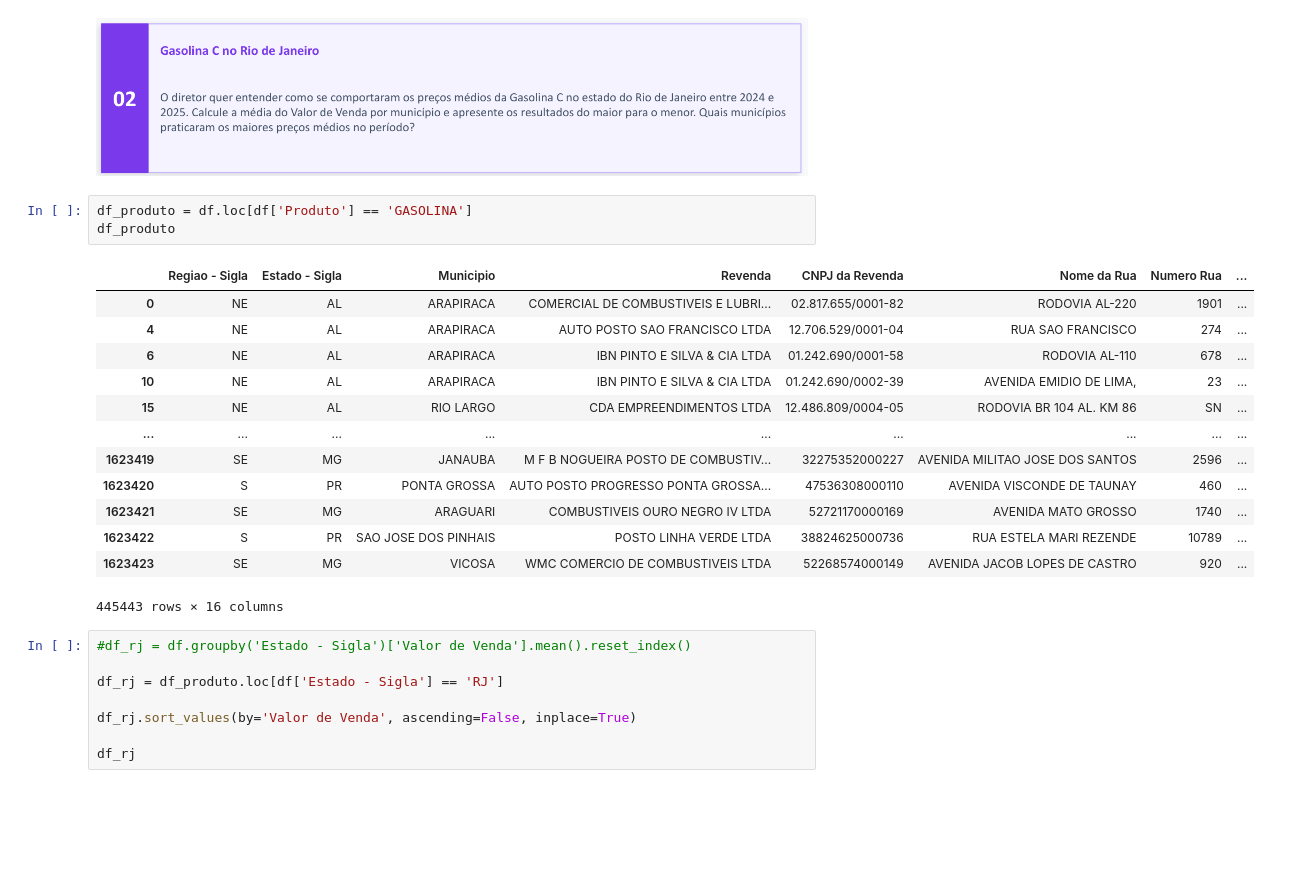
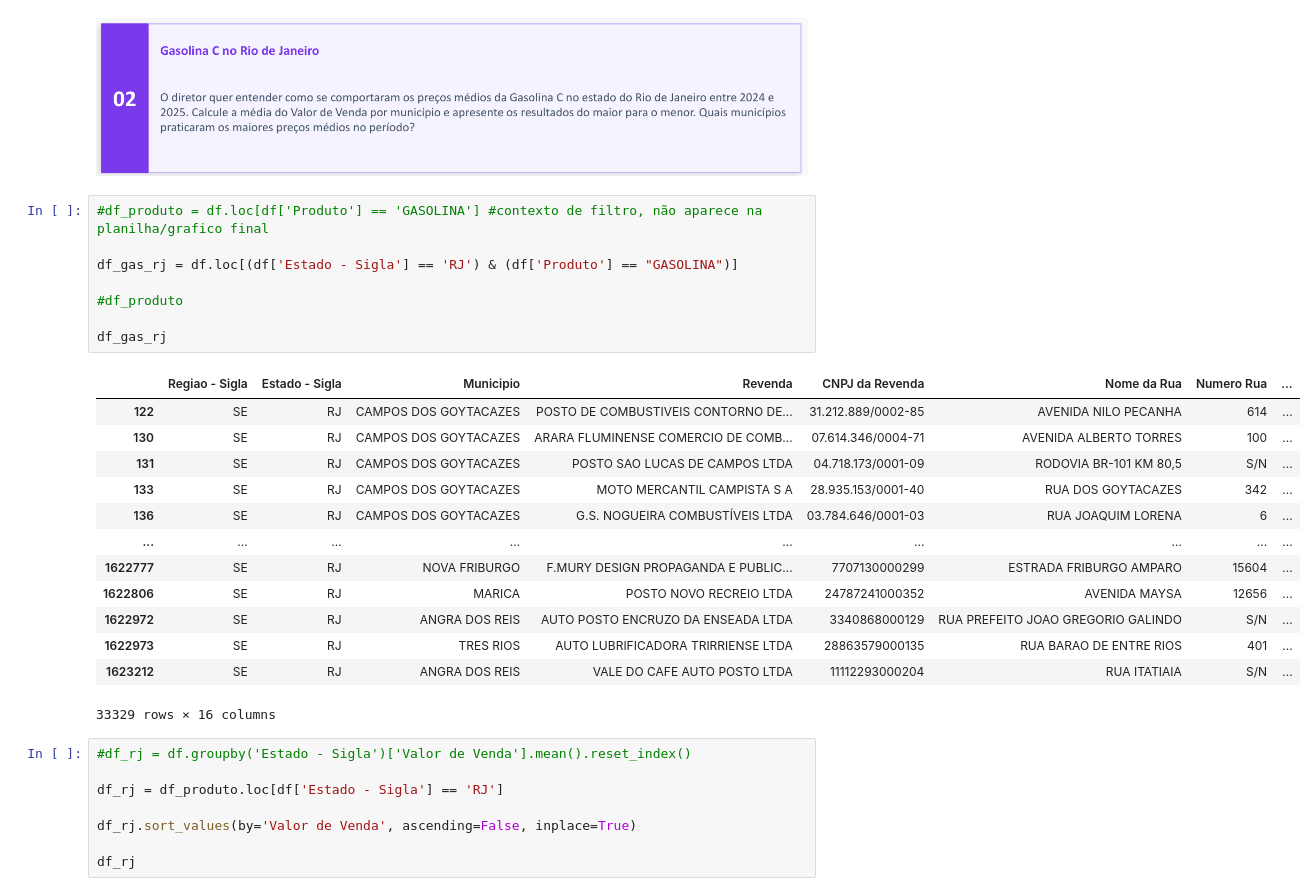
Before and after one commit to reboucasicaro-del/SENAC_DADOS_CASSIO, a Jupyter notebook: arq_04_mini_projeto.ipynb, the cells around one changed output. Drawn from its saved outputs; the diff is of its cells as text; blank space fills up the shorter version.

```diff
--- a/arq_04_mini_projeto.ipynb
+++ b/arq_04_mini_projeto.ipynb
@@ -31,22 +31,27 @@ display(df.tail(5))
 # %% [markdown]
 ![image.png](attachment:image.png)
 # %%
-df_produto = df.loc[df['Produto'] == 'GASOLINA']
-df_produto
+#df_produto = df.loc[df['Produto'] == 'GASOLINA'] #contexto de filtro, não aparece na planilha/grafico final
+
+df_gas_rj = df.loc[(df['Estado - Sigla'] == 'RJ') & (df['Produto'] == "GASOLINA")]
+
+#df_produto
+
+df_gas_rj
 # %% [output]
 |  | Regiao - Sigla | Estado - Sigla | Municipio | Revenda | CNPJ da Revenda | Nome da Rua | Numero Rua | ... |
-| 0 | NE | AL | ARAPIRACA | COMERCIAL DE COMBUSTIVEIS E LUBRI... | 02.817.655/0001-82 | RODOVIA AL-220 | 1901 | ... |
-| 4 | NE | AL | ARAPIRACA | AUTO POSTO SAO FRANCISCO LTDA | 12.706.529/0001-04 | RUA SAO FRANCISCO | 274 | ... |
-| 6 | NE | AL | ARAPIRACA | IBN PINTO E SILVA & CIA LTDA | 01.242.690/0001-58 | RODOVIA AL-110 | 678 | ... |
-| 10 | NE | AL | ARAPIRACA | IBN PINTO E SILVA & CIA LTDA | 01.242.690/0002-39 | AVENIDA EMIDIO DE LIMA, | 23 | ... |
-| 15 | NE | AL | RIO LARGO | CDA EMPREENDIMENTOS LTDA | 12.486.809/0004-05 | RODOVIA BR 104 AL. KM 86 | SN | ... |
+| 122 | SE | RJ | CAMPOS DOS GOYTACAZES | POSTO DE COMBUSTIVEIS CONTORNO DE... | 31.212.889/0002-85 | AVENIDA NILO PECANHA | 614 | ... |
+| 130 | SE | RJ | CAMPOS DOS GOYTACAZES | ARARA FLUMINENSE COMERCIO DE COMB... | 07.614.346/0004-71 | AVENIDA ALBERTO TORRES | 100 | ... |
+| 131 | SE | RJ | CAMPOS DOS GOYTACAZES | POSTO SAO LUCAS DE CAMPOS LTDA | 04.718.173/0001-09 | RODOVIA BR-101 KM 80,5 | S/N | ... |
+| 133 | SE | RJ | CAMPOS DOS GOYTACAZES | MOTO MERCANTIL CAMPISTA S A | 28.935.153/0001-40 | RUA DOS GOYTACAZES | 342 | ... |
+| 136 | SE | RJ | CAMPOS DOS GOYTACAZES | G.S. NOGUEIRA COMBUSTÍVEIS LTDA | 03.784.646/0001-03 | RUA JOAQUIM LORENA | 6 | ... |
 | ... | ... | ... | ... | ... | ... | ... | ... | ... |
-| 1623419 | SE | MG | JANAUBA | M F B NOGUEIRA POSTO DE COMBUSTIV... | 32275352000227 | AVENIDA MILITAO JOSE DOS SANTOS | 2596 | ... |
-| 1623420 | S | PR | PONTA GROSSA | AUTO POSTO PROGRESSO PONTA GROSSA... | 47536308000110 | AVENIDA VISCONDE DE TAUNAY | 460 | ... |
-| 1623421 | SE | MG | ARAGUARI | COMBUSTIVEIS OURO NEGRO IV LTDA | 52721170000169 | AVENIDA MATO GROSSO | 1740 | ... |
-| 1623422 | S | PR | SAO JOSE DOS PINHAIS | POSTO LINHA VERDE LTDA | 38824625000736 | RUA ESTELA MARI REZENDE | 10789 | ... |
-| 1623423 | SE | MG | VICOSA | WMC COMERCIO DE COMBUSTIVEIS LTDA | 52268574000149 | AVENIDA JACOB LOPES DE CASTRO | 920 | ... |
+| 1622777 | SE | RJ | NOVA FRIBURGO | F.MURY DESIGN PROPAGANDA E PUBLIC... | 7707130000299 | ESTRADA FRIBURGO AMPARO | 15604 | ... |
+| 1622806 | SE | RJ | MARICA | POSTO NOVO RECREIO LTDA | 24787241000352 | AVENIDA MAYSA | 12656 | ... |
+| 1622972 | SE | RJ | ANGRA DOS REIS | AUTO POSTO ENCRUZO DA ENSEADA LTDA | 3340868000129 | RUA PREFEITO JOAO GREGORIO GALINDO | S/N | ... |
+| 1622973 | SE | RJ | TRES RIOS | AUTO LUBRIFICADORA TRIRRIENSE LTDA | 28863579000135 | RUA BARAO DE ENTRE RIOS | 401 | ... |
+| 1623212 | SE | RJ | ANGRA DOS REIS | VALE DO CAFE AUTO POSTO LTDA | 11112293000204 | RUA ITATIAIA | S/N | ... |
-445443 rows × 16 columns
+33329 rows × 16 columns
 # %%
 #df_rj = df.groupby('Estado - Sigla')['Valor de Venda'].mean().reset_index()
 
```
Also changed, not shown: parts of 9 cells of this notebook.
